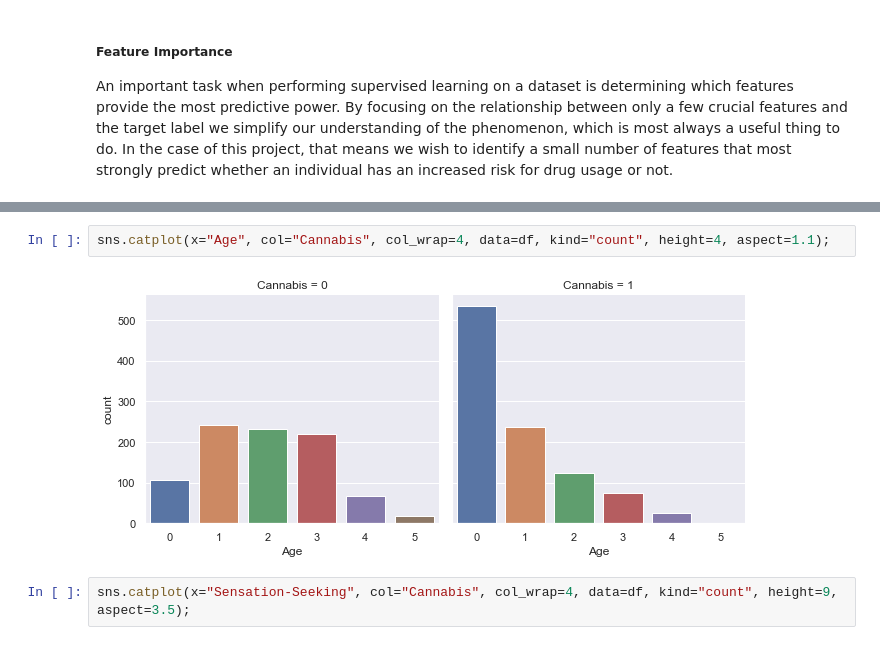
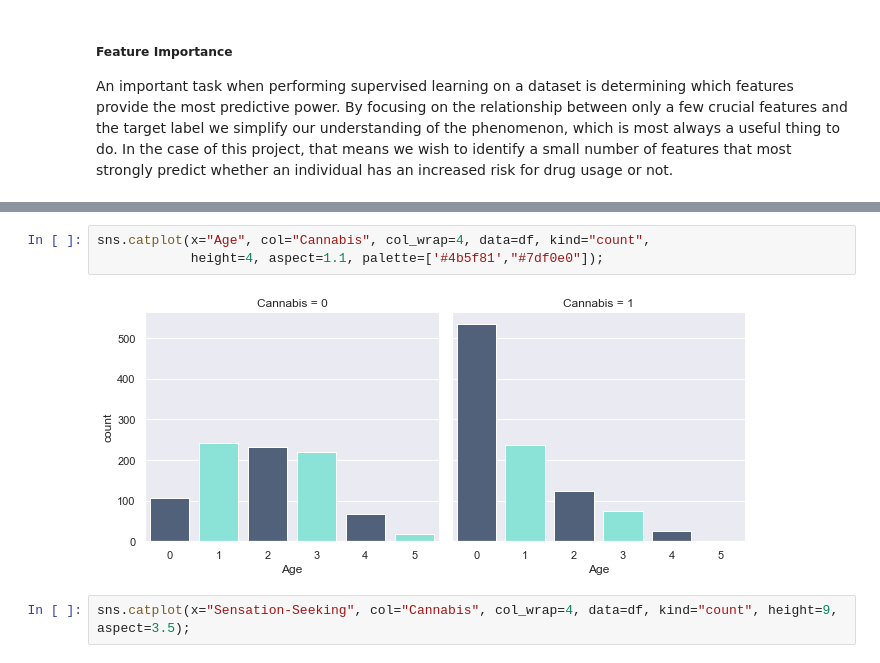
Before and after one commit to NinaNotman/Drug_Risk_and_Personality_Traits, a Jupyter notebook: Notebook_Nina.ipynb, the cells around one changed output, grey strips where cells are left out. Drawn from its saved outputs; the diff is of its cells as text.

```diff
--- a/Notebook_Nina.ipynb
+++ b/Notebook_Nina.ipynb
@@ -952,7 +1023,8 @@ sorted(zip(feature_importances, features), reverse=True)
 # %%
-sns.catplot(x="Age", col="Cannabis", col_wrap=4, data=df, kind="count", height=4, aspect=1.1);
+sns.catplot(x="Age", col="Cannabis", col_wrap=4, data=df, kind="count",
+            height=4, aspect=1.1, palette=['#4b5f81',"#7df0e0"]);
 # %% [output]
-[figure, old version]
+[figure, new version]
 # %%
 sns.catplot(x="Sensation-Seeking", col="Cannabis", col_wrap=4, data=df, kind="count", height=9, aspect=3.5);
 # %% [output]
```
Also changed, not shown: parts of 31 cells of this notebook, 12 other files.
